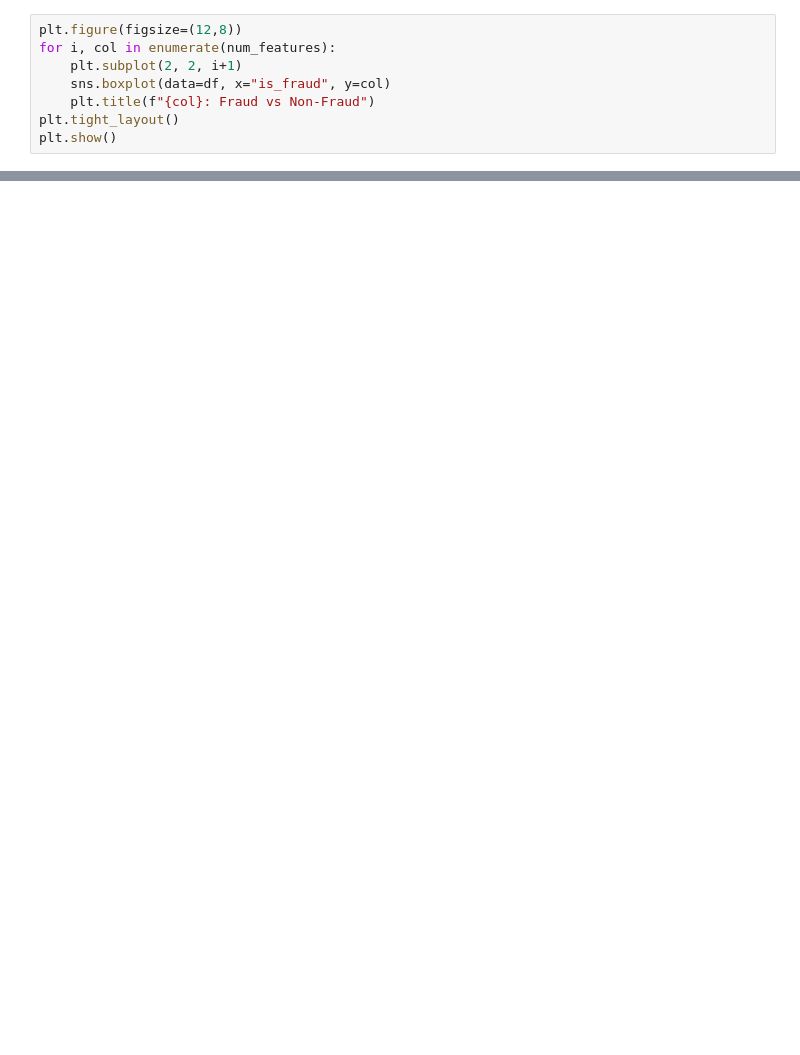
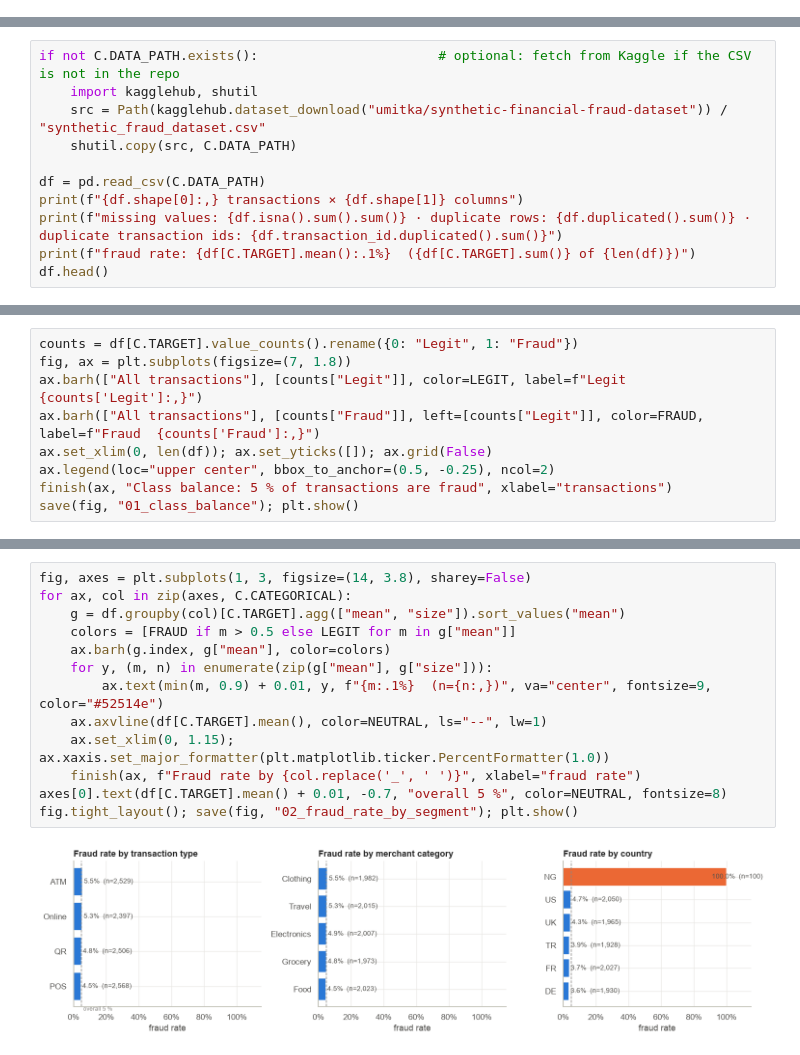
Before and after one commit to dafuba/fraud_dataset, a Jupyter notebook: proj.ipynb, the cells around one changed output, grey strips where cells are left out. Drawn from its saved outputs; the diff is of its cells as text; blank space fills up the shorter version.

```diff
--- a/proj.ipynb
+++ b/proj.ipynb
@@ -109,8 +0,0 @@ plt.show()
-# %%
-plt.figure(figsize=(12,8))
-for i, col in enumerate(num_features):
-    plt.subplot(2, 2, i+1)
-    sns.boxplot(data=df, x="is_fraud", y=col)
-    plt.title(f"{col}: Fraud vs Non-Fraud")
-plt.tight_layout()
-plt.show()
@@ -318,0 +55,11 @@ plt.show()
+# %%
+if not C.DATA_PATH.exists():                       # optional: fetch from Kaggle if the CSV is not in the repo
+    import kagglehub, shutil
+    src = Path(kagglehub.dataset_download("umitka/synthetic-financial-fraud-dataset")) / "synthetic_fraud_dataset.csv"
+    shutil.copy(src, C.DATA_PATH)
+
+df = pd.read_csv(C.DATA_PATH)
+print(f"{df.shape[0]:,} transactions × {df.shape[1]} columns")
+print(f"missing values: {df.isna().sum().sum()} · duplicate rows: {df.duplicated().sum()} · duplicate transaction ids: {df.transaction_id.duplicated().sum()}")
+print(f"fraud rate: {df[C.TARGET].mean():.1%}  ({df[C.TARGET].sum()} of {len(df)})")
+df.head()
@@ -318,0 +98,9 @@ plt.show()
+# %%
+counts = df[C.TARGET].value_counts().rename({0: "Legit", 1: "Fraud"})
+fig, ax = plt.subplots(figsize=(7, 1.8))
+ax.barh(["All transactions"], [counts["Legit"]], color=LEGIT, label=f"Legit  {counts['Legit']:,}")
+ax.barh(["All transactions"], [counts["Fraud"]], left=[counts["Legit"]], color=FRAUD, label=f"Fraud  {counts['Fraud']:,}")
+ax.set_xlim(0, len(df)); ax.set_yticks([]); ax.grid(False)
+ax.legend(loc="upper center", bbox_to_anchor=(0.5, -0.25), ncol=2)
+finish(ax, "Class balance: 5 % of transactions are fraud", xlabel="transactions")
+save(fig, "01_class_balance"); plt.show()
@@ -318,0 +112,15 @@ plt.show()
+# %%
+fig, axes = plt.subplots(1, 3, figsize=(14, 3.8), sharey=False)
+for ax, col in zip(axes, C.CATEGORICAL):
+    g = df.groupby(col)[C.TARGET].agg(["mean", "size"]).sort_values("mean")
+    colors = [FRAUD if m > 0.5 else LEGIT for m in g["mean"]]
+    ax.barh(g.index, g["mean"], color=colors)
+    for y, (m, n) in enumerate(zip(g["mean"], g["size"])):
+        ax.text(min(m, 0.9) + 0.01, y, f"{m:.1%}  (n={n:,})", va="center", fontsize=9, color="#52514e")
+    ax.axvline(df[C.TARGET].mean(), color=NEUTRAL, ls="--", lw=1)
+    ax.set_xlim(0, 1.15); ax.xaxis.set_major_formatter(plt.matplotlib.ticker.PercentFormatter(1.0))
+    finish(ax, f"Fraud rate by {col.replace('_', ' ')}", xlabel="fraud rate")
+axes[0].text(df[C.TARGET].mean() + 0.01, -0.7, "overall 5 %", color=NEUTRAL, fontsize=8)
+fig.tight_layout(); save(fig, "02_fraud_rate_by_segment"); plt.show()
+# %% [output]
+[figure, added]
```
Also changed, not shown: parts of 90 cells of this notebook, 46 other files.
